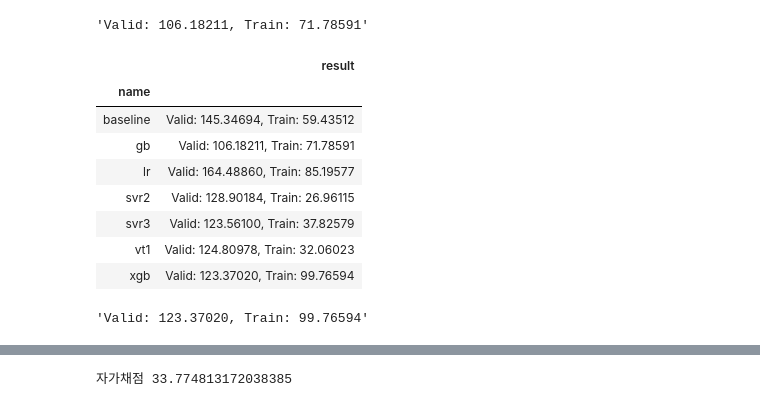
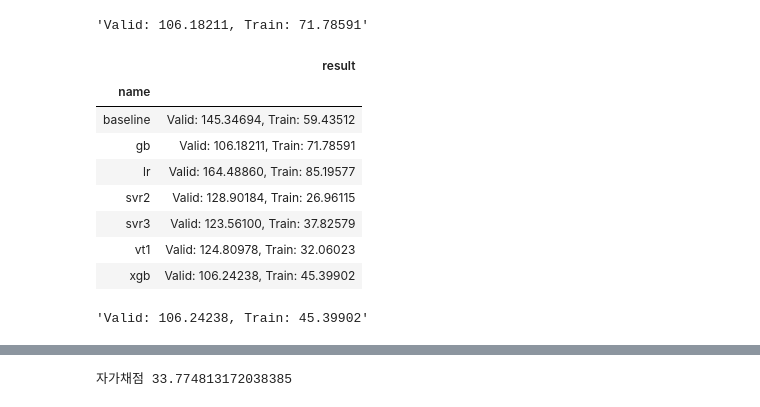
Before and after one commit to sunkusun9/DS_lv3_2503_2, a Jupyter notebook: sec_ds_lv3_prob3_kaggle.ipynb, the cells around one changed output, grey strips where cells are left out. Cells and saved outputs as stored; diff of their text form; code cells hidden in the pictures.

```diff
--- a/sec_ds_lv3_prob3_kaggle.ipynb
+++ b/sec_ds_lv3_prob3_kaggle.ipynb
@@ -444,31 +440,31 @@ eval_model('gb', reg_gb)
 # %%
 # XGB: XGBoost
 
 import xgboost as xgb
 
 X_xgb = "15분, 30분, 45분, 60분, DayName, Hour, AM, Weekend_yn, Holiday_yn, Avg, TotalHour, 생산량, 기온, 풍속, 습도, 강수량, 전기요금(계절), 공장인원, 인건비"
 X_xgb = [i.strip() for i in X_xgb.split(',')]
 
 ct = ColumnTransformer([
     ('pt', 'passthrough', X_xgb)
 ])
 # n_estimators=?, learning_rate=?, max_depth=? 을 튜닝해봅니다. GradientBoostingRegressor와 유사합니다.
 reg_xgb = make_pipeline(
     ct,
-    xgb.XGBRegressor(random_state=123) # TODO
+    xgb.XGBRegressor(random_state=123, n_estimators=1000, learning_rate=0.01, max_depth=6) # 제가 찾은 파라메터 입니다. 더 좋은 파라메터를 찾는 시도를 해보세요!
 )
 eval_model('xgb', reg_xgb)
 # %% [output]
 |  | result |
 | name |  |
 | baseline | Valid: 145.34694, Train: 59.43512 |
 | gb | Valid: 106.18211, Train: 71.78591 |
 | lr | Valid: 164.48860, Train: 85.19577 |
 | svr2 | Valid: 128.90184, Train: 26.96115 |
 | svr3 | Valid: 123.56100, Train: 37.82579 |
 | vt1 | Valid: 124.80978, Train: 32.06023 |
-| xgb | Valid: 123.37020, Train: 99.76594 |
+| xgb | Valid: 106.24238, Train: 45.39902 |
-'Valid: 123.37020, Train: 99.76594'
+'Valid: 106.24238, Train: 45.39902'
 # %%
 # RF: Random Forest
 
```
Also changed, not shown: parts of 6 cells of this notebook.
